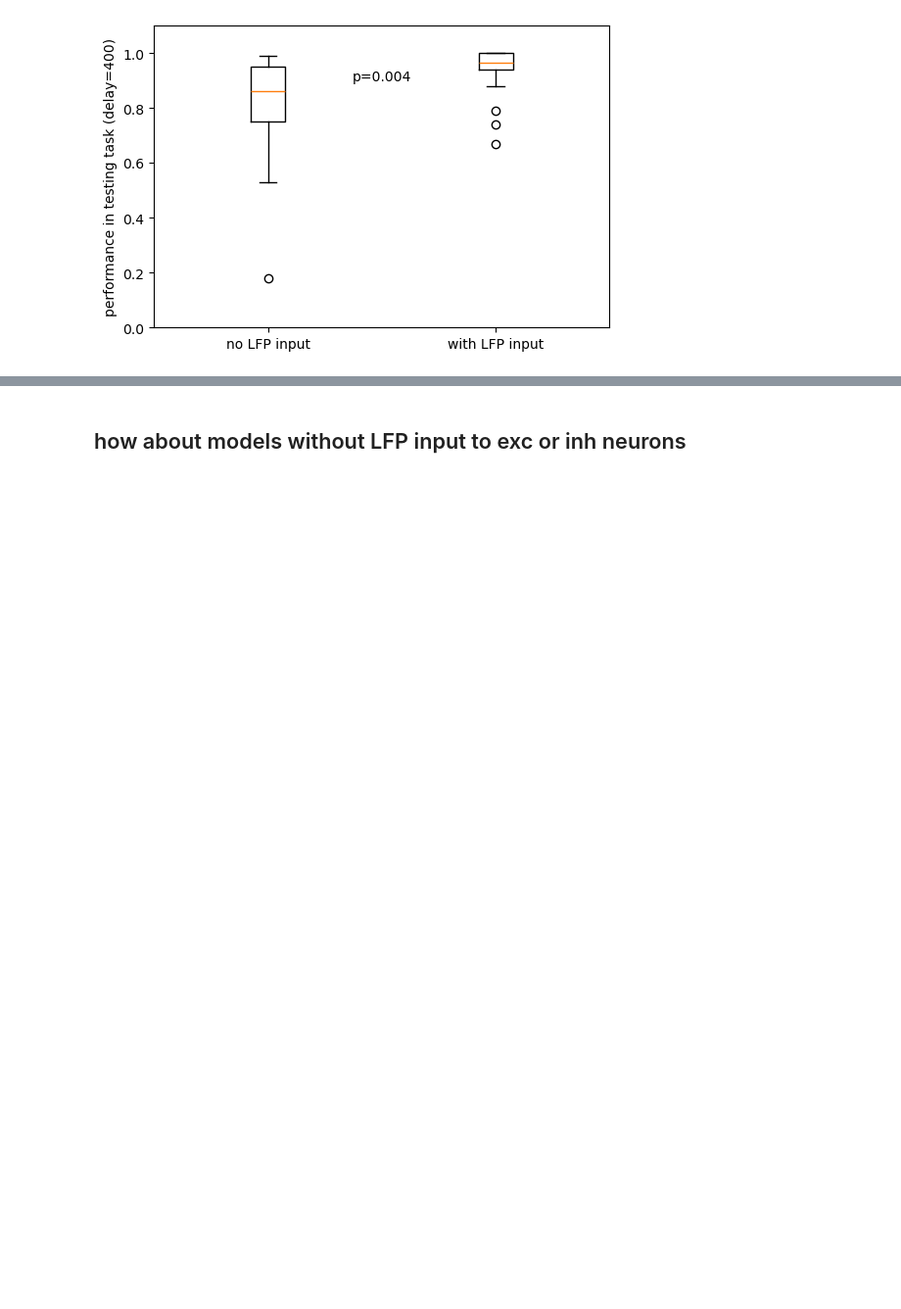
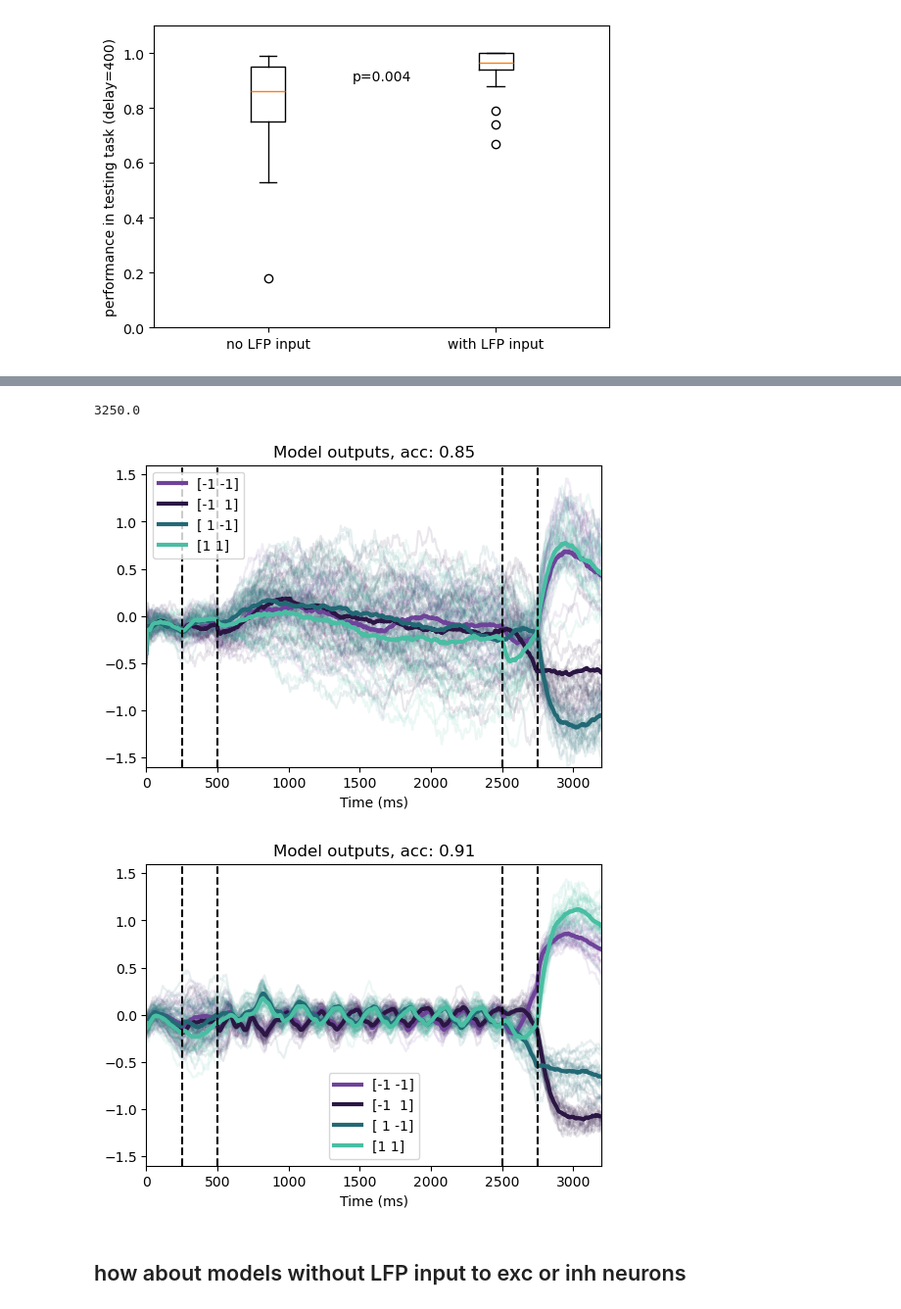
Before and after one commit to renee-tung/spikeRNN, a Jupyter notebook: analysis_code/model_eval/LFP-related models cosyne/compare_rate_modelperf.ipynb, the cells around one changed output, grey strips where cells are left out. Shown at 98% size. Cells and saved outputs as stored; diff of their text form; code cells hidden in the pictures; blank space fills up the shorter version.

Commit message:
spiking theta model performance, sfn 2025 poster figs

```diff
--- a/analysis_code/model_eval/LFP-related models cosyne/compare_rate_modelperf.ipynb
+++ b/analysis_code/model_eval/LFP-related models cosyne/compare_rate_modelperf.ipynb
@@ -214,0 +217,13 @@ Mann-Whitney U test: stat=92.000, p=0.004
+# %%
+settings = {
+        'T': 650, # trial duration (in steps)
+        'stim_on': 50, # input stim onset (in steps)
+        'stim_dur': 50, # input stim duration (in steps)
+        'delay': 400, # delay b/w the two stimuli (in steps)
+        'DeltaT': 1, # sampling rate
+        'taus': 20, # decay time-constants (in steps)
+        'lfp_power_target': [4], # theta
+        'power_target_period': 'delay',
+        'fs': 200,
+        'task': 'xor', # task name
+        }
@@ -215,3 +258,56 @@ Mann-Whitney U test: stat=92.000, p=0.004
+# %%
+settings['T'] / settings['fs'] * 1000
+# %% [output]
+3250.0
+# %%
+# plot outputs
+
+stim1_on = (settings['stim_on']) / 200 * 1000  # in ms
+stim1_off = (settings['stim_on'] + settings['stim_dur']) / 200 * 1000
+stim2_on = (settings['stim_on'] + settings['stim_dur'] + settings['delay']) / 200 * 1000
+stim2_off = (settings['stim_on'] + settings['stim_dur'] + settings['delay'] + settings['stim_dur']) / 200 * 1000
+
+for bhv_dict in [xlfp_bhv_dict, lfp_bhv_dict]:
+    trial_labels = bhv_dict['trial_type']
+    trial_outs = bhv_dict['outputs']  # shape: (n_trials, T)
+    trial_perfs = bhv_dict['perf']  # shape: (n_trials, )
+
+    plt.figure(figsize=(6,4))
+    unique_labels = np.unique(trial_labels, axis=0)
+    stims, colors = ld.get_trialtype_colors()
+
+    # plot indv trials as transparent lines
+    for i in range(unique_labels.shape[0]):
+        trial_type = unique_labels[i]
+        trial_indices = np.where((trial_labels == trial_type).all(axis=1))[0]
+        for ti in trial_indices:
+            plt.plot(time, trial_outs[ti, :], color=colors[i], alpha=0.1)
+
+    # plot mean on top
+    for i in range(unique_labels.shape[0]):
+        trial_type = unique_labels[i]
+        trial_indices = np.where((trial_labels == trial_type).all(axis=1))[0]
+        mean_output = np.mean(trial_outs[trial_indices, :], axis=0)
+        plt.plot(time, mean_output, color=colors[i], linewidth=3, label=f'{unique_labels[i]}')
+    plt.xlabel('Time (ms)')
+    plt.ylim([-1.6, 1.6])
+    plt.xlim([0, settings['T'] / settings['fs'] * 1000 - 50])
+    plt.legend()
+
+    plt.axvline(x=stim1_on, color='k', linestyle='--')
+    plt.axvline(x=stim1_off, color='k', linestyle='--')
+    plt.axvline(x=stim2_on, color='k', linestyle='--')
+    plt.axvline(x=stim2_off, color='k', linestyle='--')
+
+    plt.title(f'Model outputs, acc: {np.mean(trial_perfs):.2f}')
+
+    # save as eps
+    plt.savefig('SfN_ratemodel_outputs_{}.svg'.format('jitter' if bhv_dict is xlfp_bhv_dict else 'lfp'), format='svg', dpi=1000)
+
+    plt.show()
+# %% [output]
+[figure, added]
+[figure, added]
 # %% [markdown]
 ## how about models without LFP input to exc or inh neurons
 # %%
```
Also changed, not shown: parts of 4 cells of this notebook, 23 other files.
